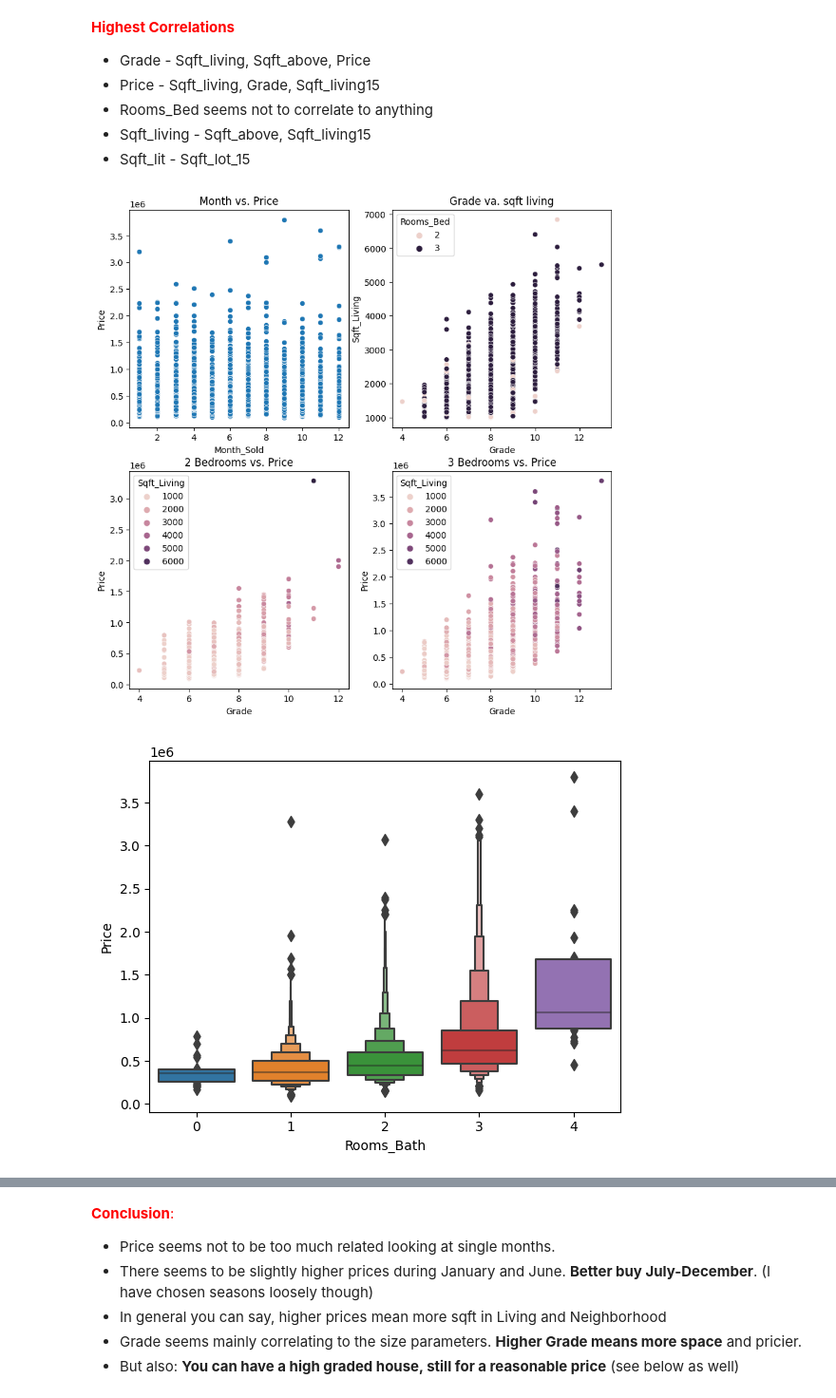
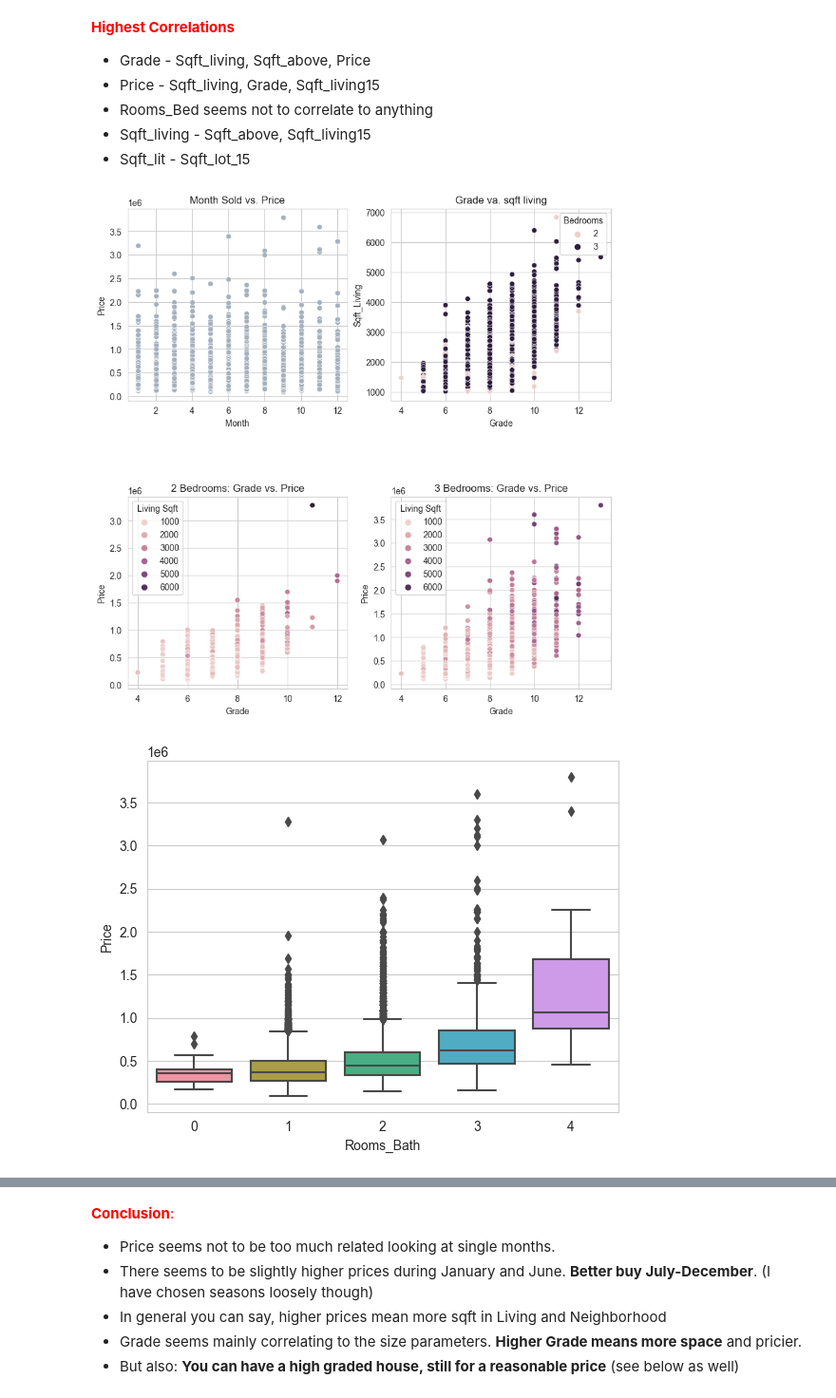
Before and after one commit to xit7/ds-eda-first-project-houses, a Jupyter notebook: 2_assignment-analysis.ipynb, the cells around one changed output, grey strips where cells are left out. Shown at 95% size. Cells and saved outputs as stored; diff of their text form; code cells hidden in the pictures.

```diff
--- a/2_assignment-analysis.ipynb
+++ b/2_assignment-analysis.ipynb
@@ -63,3 +63,11 @@ import pandas as pd
 import numpy as np
 import matplotlib.pyplot as plt
 import seaborn as sns
+
+# Setting colors centrally for seaborn
+custom_palette = ["#A5B1BF", "#A5BFCF", "#A1C3CB", "#E2CCCF"]
+sns.set_palette(custom_palette)
+
+sns.set_style("whitegrid")                 # white grid
+plt.rcParams['axes.facecolor'] = '#FFFFFF' # set bg to white
+plt.figure(dpi=300)                        # Higher resolution
@@ -301,35 +313,39 @@ plt.show()
 # %%
 """ A few plots to make a choice on Grade, Price and number of bedrooms.
 """
 
-fig, ax = plt.subplots(2, 2, figsize=(10,10))
+fig, ax = plt.subplots(2, 2, figsize=(10,10), gridspec_kw={'hspace': 0.5})
 
-ax[0, 0].set_title('Month vs. Price')
+ax[0, 0].set_title('Month Sold vs. Price')
+ax[0, 0].set_xlabel('Month')
 sns.scatterplot(data=df_fam, x='Month_Sold', y='Price',  ax=ax[0, 0])
 
 ax[0, 1].set_title('Grade va. sqft living')
 sns.scatterplot(data=df_fam, x='Grade', y='Sqft_Living', hue='Rooms_Bed', ax=ax[0, 1])
+ax[0, 1].get_legend().set_title('Bedrooms')
 
 # plotting for houses with 2 bedrooms
 bed_2 = df_fam[df_fam.Rooms_Bed <= 2]
-ax[1, 0].set_title('2 Bedrooms vs. Price')
+ax[1, 0].set_title('2 Bedrooms: Grade vs. Price')
 sns.scatterplot(data=bed_2, x='Grade', y='Price', hue='Sqft_Living', ax=ax[1, 0])
+ax[1, 0].get_legend().set_title('Living Sqft')
 
 # plotting for houses with 3 bedrooms
 bed_3 = df_fam[df_fam.Rooms_Bed <= 3]
-ax[1, 1].set_title('3 Bedrooms vs. Price')
+ax[1, 1].set_title('3 Bedrooms: Grade vs. Price')
 sns.scatterplot(data=bed_3, x='Grade', y='Price', hue='Sqft_Living', ax=ax[1, 1])
+ax[1, 1].get_legend().set_title('Living Sqft')
 
 plt.show()
 # %% [output]
-[figure, old version]
+[figure, new version]
 # %%
 """Quick check on bathrooms in relation to price
 """
-sns.boxenplot(data=df_fam, x='Rooms_Bath', y='Price')
+sns.boxplot(data=df_fam, x='Rooms_Bath', y='Price')
 plt.show()
 # %% [output]
-[figure, old version]
+[figure, new version]
 # %%
 """ Looking at seasonal effects on price.
 """
```
Also changed, not shown: parts of 14 cells of this notebook, 6 other files.
